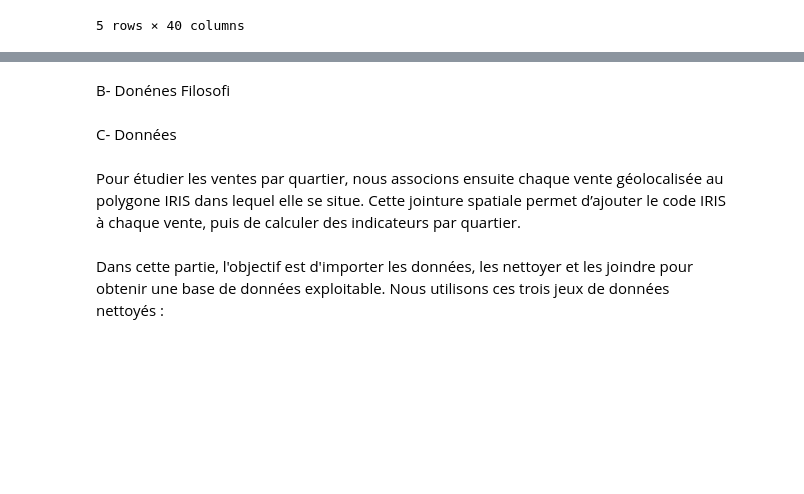
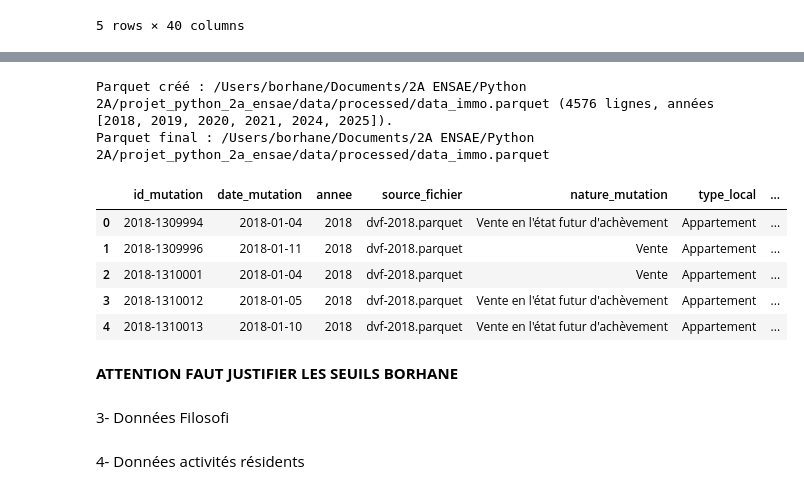
Before and after one commit to borhaney/projet_python_2a_ensae, a Jupyter notebook: main.ipynb, the cells around one changed output, grey strips where cells are left out. Saved outputs shown, nothing was run; the diff lists cells and outputs as text; code cells hidden in the pictures; blank space fills up the shorter version.

Commit message:
Met à jour les données DVF et le notebook

```diff
--- a/main.ipynb
+++ b/main.ipynb
@@ -60 +57,4 @@ plt.rcParams["font.sans-serif"] = ["Helvetica", "DejaVu Sans", "Arial"]
+# %%
+gdf_iris = gpd.read_file("data/raw/IDF_iris.geojson")
+zone_etude = utils.charger_zone_etude(code_insee="93070")
 # %% [markdown]
@@ -96,0 +95,5 @@ Parquet — colonnes : ['id_mutation', 'date_mutation', 'numero_disposition', 'n
+# %%
+df_dvf_brut = utils.charger_dvf(
+    code_insee=93070,
+    dossier=None,
+)
@@ -98,0 +123,2 @@ On remarque que les colonnes portent le même nom et que, à type de variable pr
+# %%
+df_logements_nettoye = utils.nettoyer_dvf(df_dvf_brut)
@@ -98,0 +134,9 @@ On remarque que les colonnes portent le même nom et que, à type de variable pr
+# %%
+ventes_avec_iris = utils.joindre_ventes_aux_iris(
+    df_logements_nettoye,
+    zone_etude,
+)
+
+df_logements_final = pd.DataFrame(
+    ventes_avec_iris.drop(columns="geometry")
+)
@@ -99,8 +148,18 @@ On remarque que les colonnes portent le même nom et que, à type de variable pr
+# %%
+chemin_parquet_immo = utils.creer_data_immo_parquet(df_logements_final)
+df_logements = pd.read_parquet(chemin_parquet_immo)
+# %% [output]
+Parquet créé : /Users/borhane/Documents/2A ENSAE/Python 2A/projet_python_2a_ensae/data/processed/data_immo.parquet (4576 lignes, années [2018, 2019, 2020, 2021, 2024, 2025]).
+Parquet final : /Users/borhane/Documents/2A ENSAE/Python 2A/projet_python_2a_ensae/data/processed/data_immo.parquet
+|  | id_mutation | date_mutation | annee | source_fichier | nature_mutation | type_local | ... |
+| 0 | 2018-1309994 | 2018-01-04 | 2018 | dvf-2018.parquet | Vente en l'état futur d'achèvement | Appartement | ... |
+| 1 | 2018-1309996 | 2018-01-11 | 2018 | dvf-2018.parquet | Vente | Appartement | ... |
+| 2 | 2018-1310001 | 2018-01-04 | 2018 | dvf-2018.parquet | Vente | Appartement | ... |
+| 3 | 2018-1310012 | 2018-01-05 | 2018 | dvf-2018.parquet | Vente en l'état futur d'achèvement | Appartement | ... |
+| 4 | 2018-1310013 | 2018-01-10 | 2018 | dvf-2018.parquet | Vente en l'état futur d'achèvement | Appartement | ... |
+# %% [markdown]
+**ATTENTION FAUT JUSTIFIER LES SEUILS BORHANE**
 # %% [markdown]
-B- Donénes Filosofi
+3- Données Filosofi
 # %% [markdown]
-C- Données
+4- Données activités résidents
-# %% [markdown]
-Pour étudier les ventes par quartier, nous associons ensuite chaque vente géolocalisée au polygone IRIS dans lequel elle se situe. Cette jointure spatiale permet d’ajouter le code IRIS à chaque vente, puis de calculer des indicateurs par quartier.
-# %% [markdown]
-Dans cette partie, l'objectif est d'importer les données, les nettoyer et les joindre pour obtenir une base de données exploitable. Nous utilisons ces trois jeux de données nettoyés :
```
Also changed, not shown: parts of 20 cells of this notebook, 2 other files.
